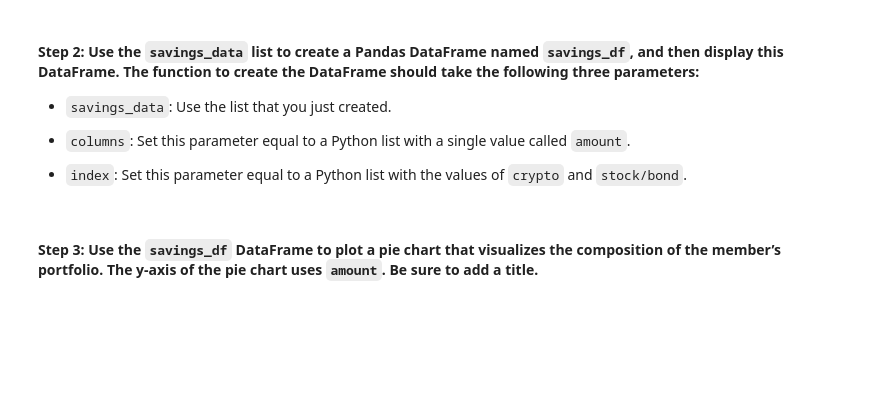
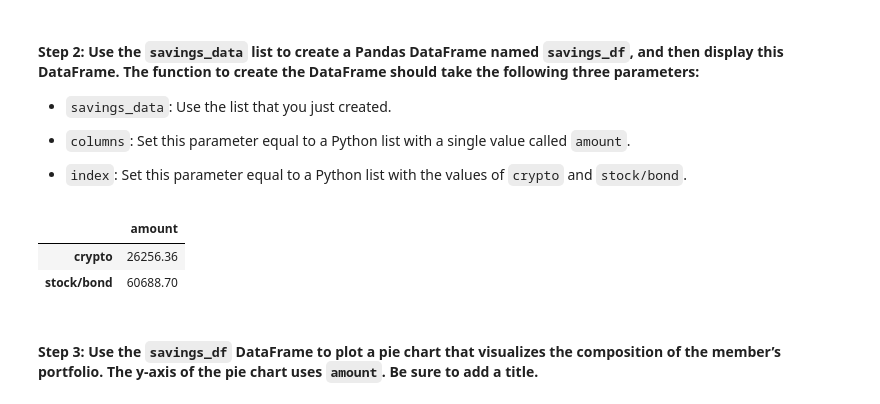
Before and after one commit to DanHerman212/challenge5, a Jupyter notebook: financial_planning_tools.ipynb, the cells around one changed output. Cells and saved outputs as stored; diff of their text form; code cells hidden in the pictures; blank space fills up the shorter version.

```diff
--- a/financial_planning_tools.ipynb
+++ b/financial_planning_tools.ipynb
@@ -250,7 +269,7 @@ spy_close_price = # YOUR CODE HERE
 #### Step 6: Calculate the value, in US dollars, of the current amount of shares in each of the stock and bond portions of the portfolio, and print the results.
 # %%
 # Calculate the current value of the bond portion of the portfolio
-agg_value = # YOUR CODE HERE
+agg_value = agg_shares * agg_close_price
 
 # Print the current value of the bond portfolio
-# YOUR CODE HERE
+print(f"Current value of AGG shares is: ${agg_value: .0f}.")
@@ -319,10 +348,18 @@ In this section, you’ll use the valuations for the cryptocurrency wallet and f
 - `index`: Set this parameter equal to a Python list with the values of `crypto` and `stock/bond`.
 # %%
 # Create a Pandas DataFrame called savings_df
-# YOUR CODE HERE
+savings_df = pd.DataFrame(
+    {'amount':savings_data},
+    index=['crypto', 'stock/bond']
+)
+
 
 # Display the savings_df DataFrame
-# YOUR CODE HERE
+savings_df
+# %% [output]
+|  | amount |
+| crypto | 26256.36 |
+| stock/bond | 60688.70 |
 # %% [markdown]
 #### Step 3: Use the `savings_df` DataFrame to plot a pie chart that visualizes the composition of the member’s portfolio. The y-axis of the pie chart uses `amount`. Be sure to add a title.
 # %%
```
Also changed, not shown: parts of 21 cells of this notebook.
